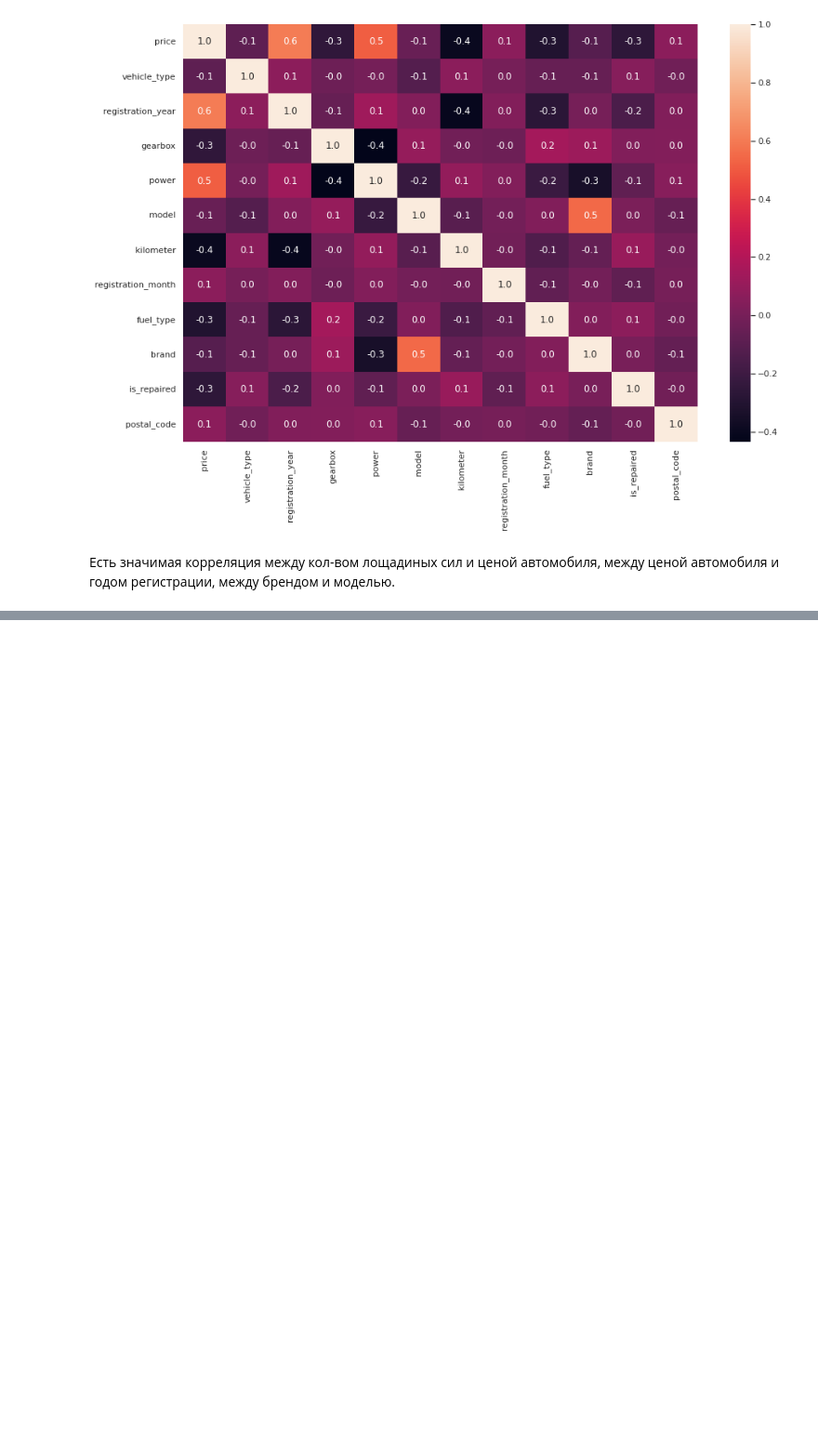
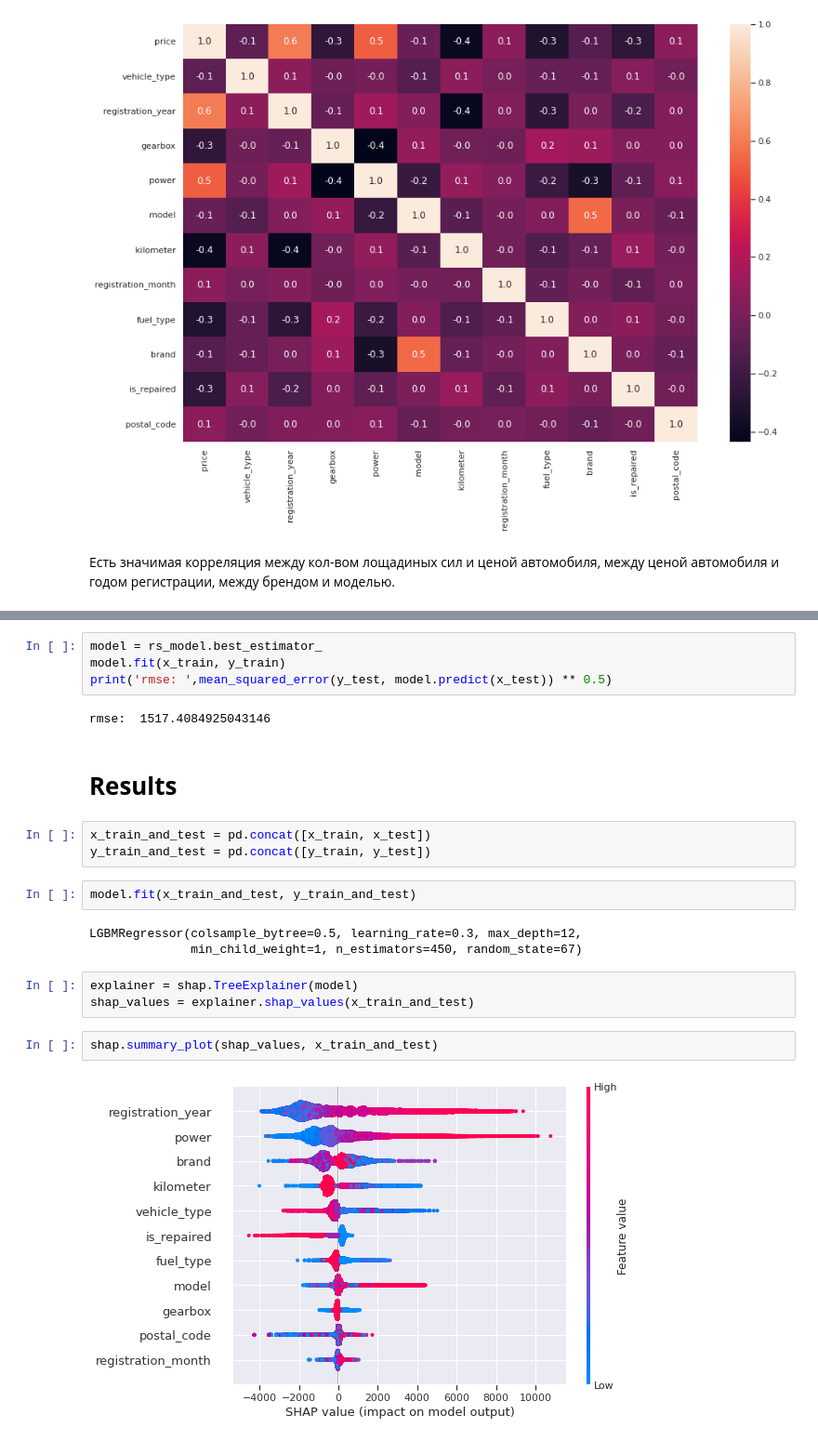
Before and after one commit to Doppler-67/car-price-prediction, a Jupyter notebook: autos.ipynb, the cells around one changed output, grey strips where cells are left out. Shown at 93% size. Saved outputs shown, nothing was run; the diff lists cells and outputs as text; blank space fills up the shorter version.

Commit message:
modeling&testing

```diff
--- a/autos.ipynb
+++ b/autos.ipynb
@@ -429,0 +579,23 @@ sns.heatmap(data.corr(), annot=True, fmt=".1f")
+# %%
+model = rs_model.best_estimator_
+model.fit(x_train, y_train)
+print('rmse: ',mean_squared_error(y_test, model.predict(x_test)) ** 0.5)
+# %% [output]
+rmse:  1517.4084925043146
+# %% [markdown]
+# **Results**
+# %%
+x_train_and_test = pd.concat([x_train, x_test])
+y_train_and_test = pd.concat([y_train, y_test])
+# %%
+model.fit(x_train_and_test, y_train_and_test)
+# %% [output]
+LGBMRegressor(colsample_bytree=0.5, learning_rate=0.3, max_depth=12,
+              min_child_weight=1, n_estimators=450, random_state=67)
+# %%
+explainer = shap.TreeExplainer(model)
+shap_values = explainer.shap_values(x_train_and_test)
+# %%
+shap.summary_plot(shap_values, x_train_and_test)
+# %% [output]
+[figure, added]
```
Also changed, not shown: parts of 31 cells of this notebook.
